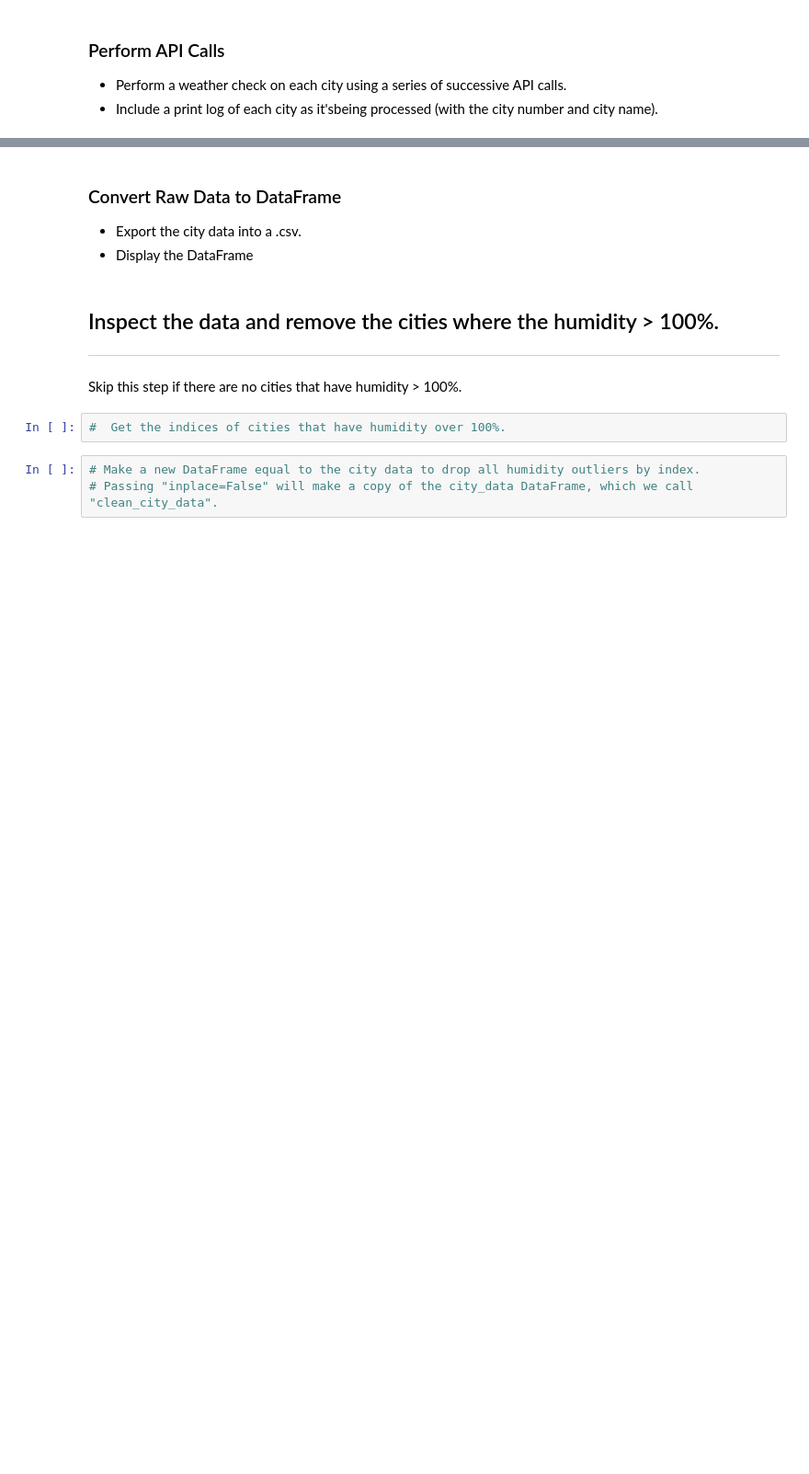
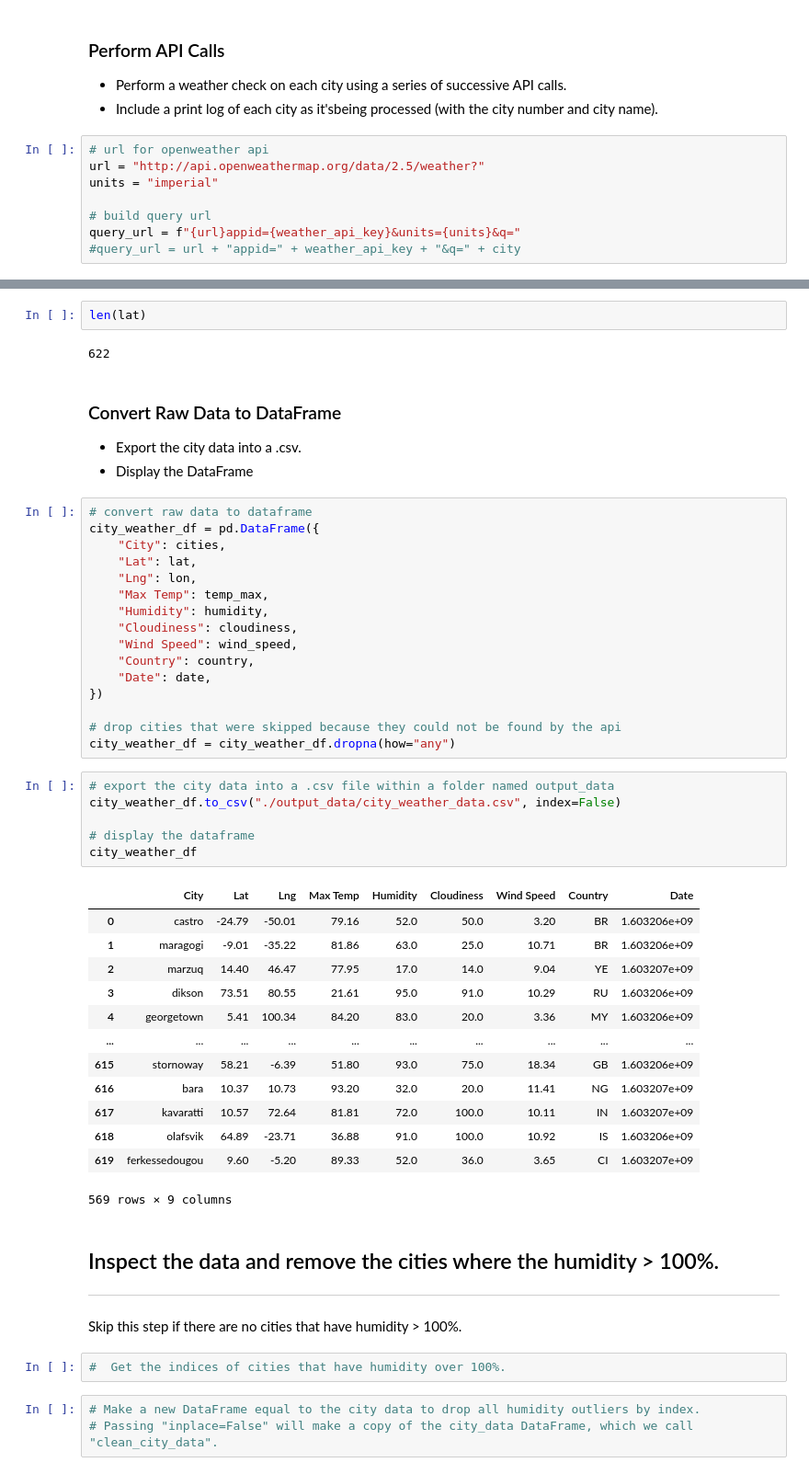
Before and after one commit to PuckishKnave/python-API-challenge, a Jupyter notebook: WeatherPy/WeatherPy.ipynb, the cells around one changed output, grey strips where cells are left out. Shown at 92% size. Cells and saved outputs as stored; diff of their text form; blank space fills up the shorter version.

```diff
--- a/WeatherPy/WeatherPy.ipynb
+++ b/WeatherPy/WeatherPy.ipynb
@@ -55,3 +57,11 @@ len(cities)
 ### Perform API Calls
 * Perform a weather check on each city using a series of successive API calls.
 * Include a print log of each city as it'sbeing processed (with the city number and city name).
+# %%
+# url for openweather api
+url = "http://api.openweathermap.org/data/2.5/weather?"
+units = "imperial"
+
+# build query url
+query_url = f"{url}appid={weather_api_key}&units={units}&q="
+#query_url = url + "appid=" + weather_api_key + "&q=" + city
@@ -58,7 +134,47 @@ len(cities)
+# %%
+len(lat)
+# %% [output]
+622
 # %% [markdown]
 ### Convert Raw Data to DataFrame
 * Export the city data into a .csv.
 * Display the DataFrame
+# %%
+# convert raw data to dataframe
+city_weather_df = pd.DataFrame({
+    "City": cities,
+    "Lat": lat,
+    "Lng": lon,
+    "Max Temp": temp_max,
+    "Humidity": humidity,
+    "Cloudiness": cloudiness,
+    "Wind Speed": wind_speed,
+    "Country": country,
+    "Date": date,
+})
+
+# drop cities that were skipped because they could not be found by the api
+city_weather_df = city_weather_df.dropna(how="any")
+# %%
+# export the city data into a .csv file within a folder named output_data
+city_weather_df.to_csv("./output_data/city_weather_data.csv", index=False)
+
+# display the dataframe
+city_weather_df
+# %% [output]
+|  | City | Lat | Lng | Max Temp | Humidity | Cloudiness | Wind Speed | Country | Date |
+| 0 | castro | -24.79 | -50.01 | 79.16 | 52.0 | 50.0 | 3.20 | BR | 1.603206e+09 |
+| 1 | maragogi | -9.01 | -35.22 | 81.86 | 63.0 | 25.0 | 10.71 | BR | 1.603206e+09 |
+| 2 | marzuq | 14.40 | 46.47 | 77.95 | 17.0 | 14.0 | 9.04 | YE | 1.603207e+09 |
+| 3 | dikson | 73.51 | 80.55 | 21.61 | 95.0 | 91.0 | 10.29 | RU | 1.603206e+09 |
+| 4 | georgetown | 5.41 | 100.34 | 84.20 | 83.0 | 20.0 | 3.36 | MY | 1.603206e+09 |
+| ... | ... | ... | ... | ... | ... | ... | ... | ... | ... |
+| 615 | stornoway | 58.21 | -6.39 | 51.80 | 93.0 | 75.0 | 18.34 | GB | 1.603206e+09 |
+| 616 | bara | 10.37 | 10.73 | 93.20 | 32.0 | 20.0 | 11.41 | NG | 1.603207e+09 |
+| 617 | kavaratti | 10.57 | 72.64 | 81.81 | 72.0 | 100.0 | 10.11 | IN | 1.603207e+09 |
+| 618 | olafsvik | 64.89 | -23.71 | 36.88 | 91.0 | 100.0 | 10.92 | IS | 1.603206e+09 |
+| 619 | ferkessedougou | 9.60 | -5.20 | 89.33 | 52.0 | 36.0 | 3.65 | CI | 1.603207e+09 |
+569 rows × 9 columns
 # %% [markdown]
 ## Inspect the data and remove the cities where the humidity > 100%.
 ----
```
Also changed, not shown: parts of 4 cells of this notebook, 1 other file.
